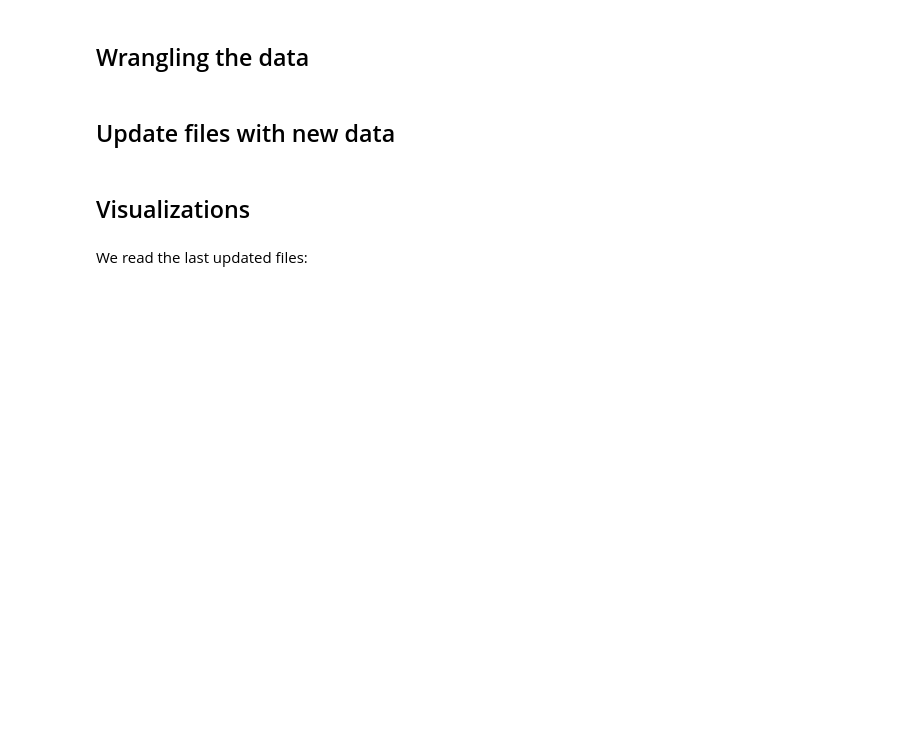
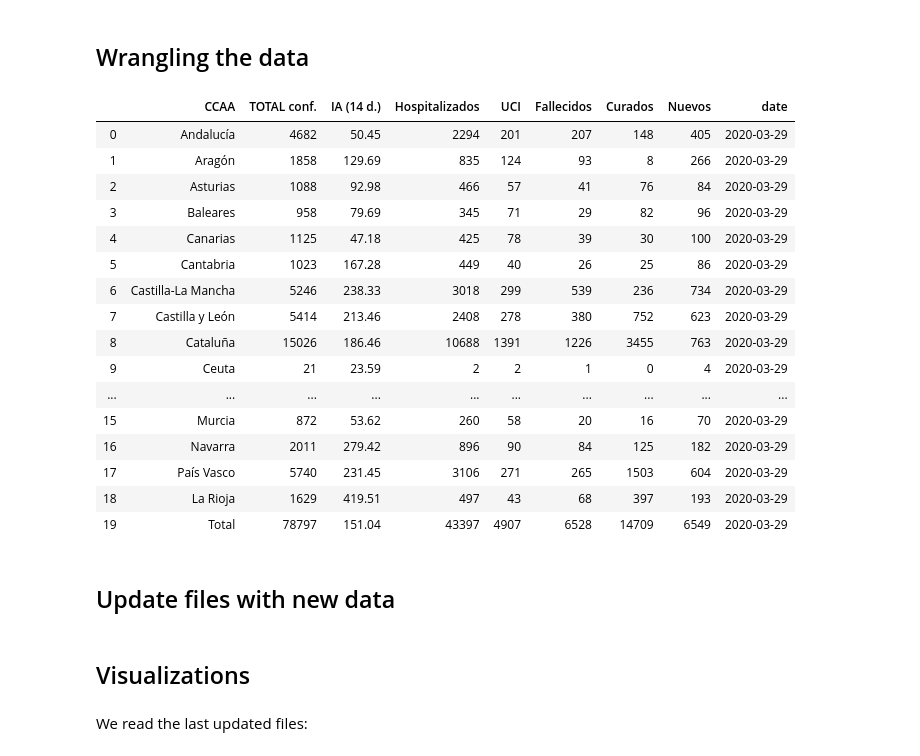
Before and after one commit to jmiraal/COVID19_Spain_Dashboard, a Jupyter notebook: NoteBook/COVID-19 Spain.ipynb, the cells around one changed output. Drawn from its saved outputs; the diff is of its cells as text; code cells hidden in the pictures; blank space fills up the shorter version.

```diff
--- a/NoteBook/COVID-19 Spain.ipynb
+++ b/NoteBook/COVID-19 Spain.ipynb
@@ -92,12 +112,12 @@ if file_downloaded == True:
 import re
 def extract_number(cell):
    # cell = cell.str.replace('.', '')
-    m = re.match(r"^-?[0-9][0-9,]+$", cell)
+    m = re.match(r"^-?[0-9,\.]+$", cell)
     if m:
         if ',' in m.group():
-            return float(m.group().replace(',', '.'))
+            return float(m.group().replace('.', '').replace(',', '.'))
         else:
-            return int(m.group())
+            return int(m.group().replace('.', ''))
     else:
         return 0
 # %%
@@ -132,6 +152,26 @@ if file_downloaded == True:
     df_old_uci.date = df_old_uci.date.apply(lambda x :  pd.to_datetime(x, format='%Y/%m/%d').date())
     df_old_hospital.date = df_old_hospital.date.apply(lambda x :  pd.to_datetime(x, format='%Y/%m/%d').date())
     df_old_healed.date = df_old_healed.date.apply(lambda x :  pd.to_datetime(x, format='%Y/%m/%d').date())
+# %%
+df_current
+# %% [output]
+|  | CCAA | TOTAL conf. | IA (14 d.) | Hospitalizados | UCI | Fallecidos | Curados | Nuevos | date |
+| 0 | Andalucía | 4682 | 50.45 | 2294 | 201 | 207 | 148 | 405 | 2020-03-29 |
+| 1 | Aragón | 1858 | 129.69 | 835 | 124 | 93 | 8 | 266 | 2020-03-29 |
+| 2 | Asturias | 1088 | 92.98 | 466 | 57 | 41 | 76 | 84 | 2020-03-29 |
+| 3 | Baleares | 958 | 79.69 | 345 | 71 | 29 | 82 | 96 | 2020-03-29 |
+| 4 | Canarias | 1125 | 47.18 | 425 | 78 | 39 | 30 | 100 | 2020-03-29 |
+| 5 | Cantabria | 1023 | 167.28 | 449 | 40 | 26 | 25 | 86 | 2020-03-29 |
+| 6 | Castilla-La Mancha | 5246 | 238.33 | 3018 | 299 | 539 | 236 | 734 | 2020-03-29 |
+| 7 | Castilla y León | 5414 | 213.46 | 2408 | 278 | 380 | 752 | 623 | 2020-03-29 |
+| 8 | Cataluña | 15026 | 186.46 | 10688 | 1391 | 1226 | 3455 | 763 | 2020-03-29 |
+| 9 | Ceuta | 21 | 23.59 | 2 | 2 | 1 | 0 | 4 | 2020-03-29 |
+| ... | ... | ... | ... | ... | ... | ... | ... | ... | ... |
+| 15 | Murcia | 872 | 53.62 | 260 | 58 | 20 | 16 | 70 | 2020-03-29 |
+| 16 | Navarra | 2011 | 279.42 | 896 | 90 | 84 | 125 | 182 | 2020-03-29 |
+| 17 | País Vasco | 5740 | 231.45 | 3106 | 271 | 265 | 1503 | 604 | 2020-03-29 |
+| 18 | La Rioja | 1629 | 419.51 | 497 | 43 | 68 | 397 | 193 | 2020-03-29 |
+| 19 | Total | 78797 | 151.04 | 43397 | 4907 | 6528 | 14709 | 6549 | 2020-03-29 |
 # %% [markdown]
 ## Update files with new data
 # %%
```
Also changed, not shown: parts of 4 cells of this notebook.
